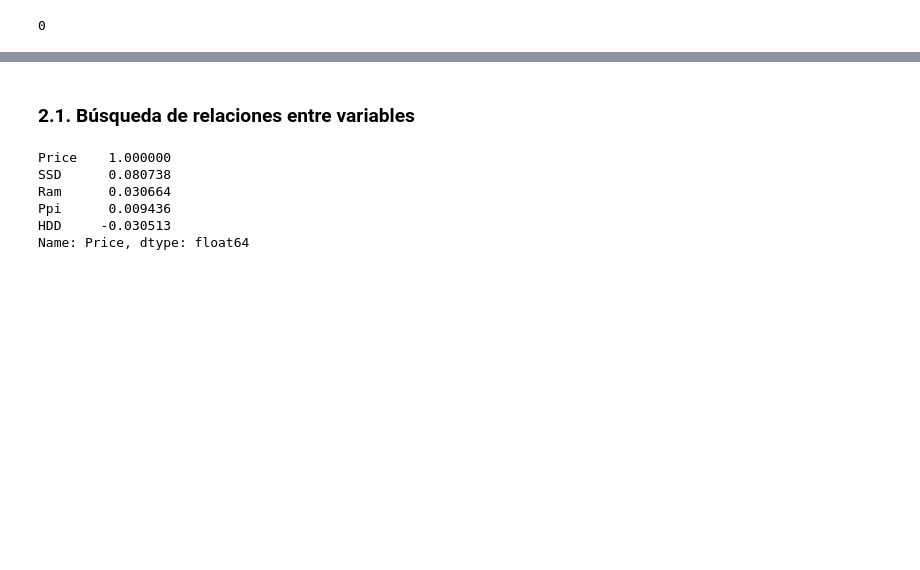
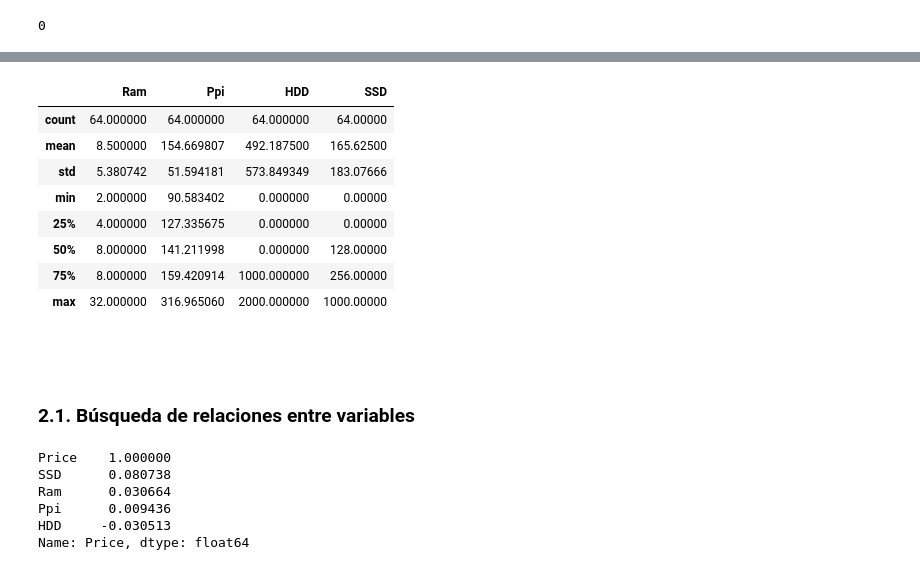
Before and after one commit to ddummann/BI-202302-1, a Jupyter notebook: Lab2/MainNotebook.ipynb, the cells around one changed output, grey strips where cells are left out. Drawn from its saved outputs; the diff is of its cells as text; code cells hidden in the pictures; blank space fills up the shorter version.

```diff
--- a/Lab2/MainNotebook.ipynb
+++ b/Lab2/MainNotebook.ipynb
@@ -200,0 +253,3 @@ len(entradas_duplicadas)
+# %%
+# Reemplazamos los valores atipicos con la mediana
+df_laptops_test_unlabeled.loc[df_laptops_test_unlabeled['Ppi'] > 400, 'Ppi'] = df_laptops_test_unlabeled['Ppi'].median()
@@ -201,3 +270,17 @@ len(entradas_duplicadas)
+# %%
+df_laptops_test_unlabeled[featuresNumericas].describe()
+# %% [output]
+|  | Ram | Ppi | HDD | SSD |
+| count | 64.000000 | 64.000000 | 64.000000 | 64.00000 |
+| mean | 8.500000 | 154.669807 | 492.187500 | 165.62500 |
+| std | 5.380742 | 51.594181 | 573.849349 | 183.07666 |
+| min | 2.000000 | 90.583402 | 0.000000 | 0.00000 |
+| 25% | 4.000000 | 127.335675 | 0.000000 | 0.00000 |
+| 50% | 8.000000 | 141.211998 | 0.000000 | 128.00000 |
+| 75% | 8.000000 | 159.420914 | 1000.000000 | 256.00000 |
+| max | 32.000000 | 316.965060 | 2000.000000 | 1000.00000 |
+# %% [markdown]
+#####
 # %% [markdown]
 ### 2.1. Búsqueda de relaciones entre variables
 # %%
```
Also changed, not shown: parts of 16 cells of this notebook.
